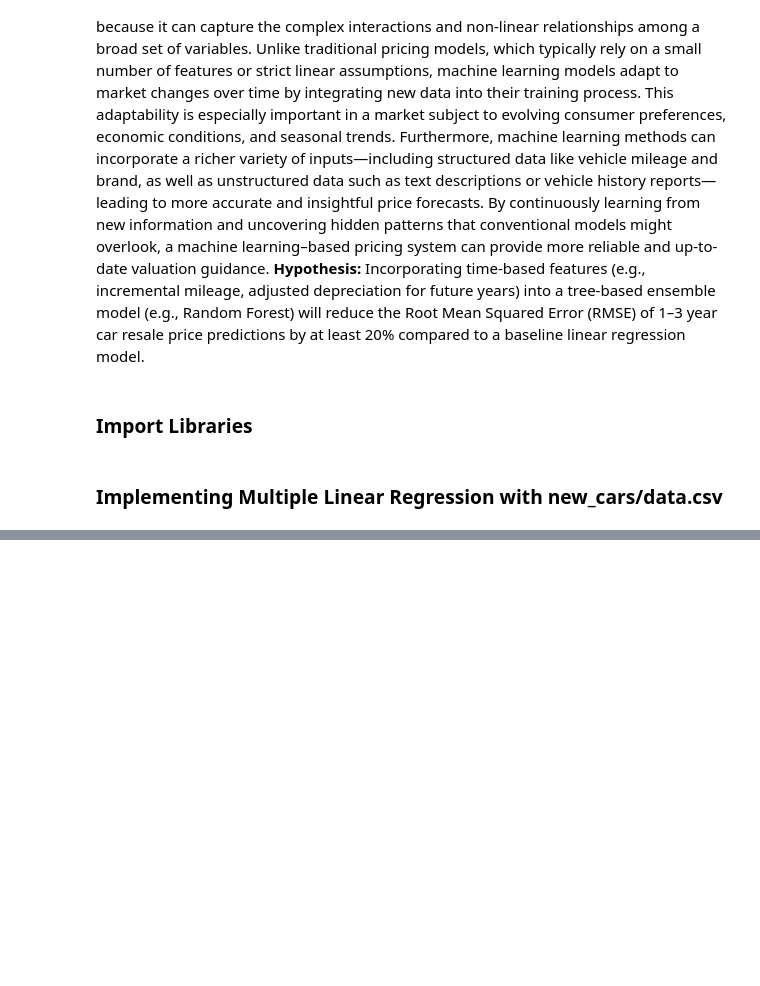
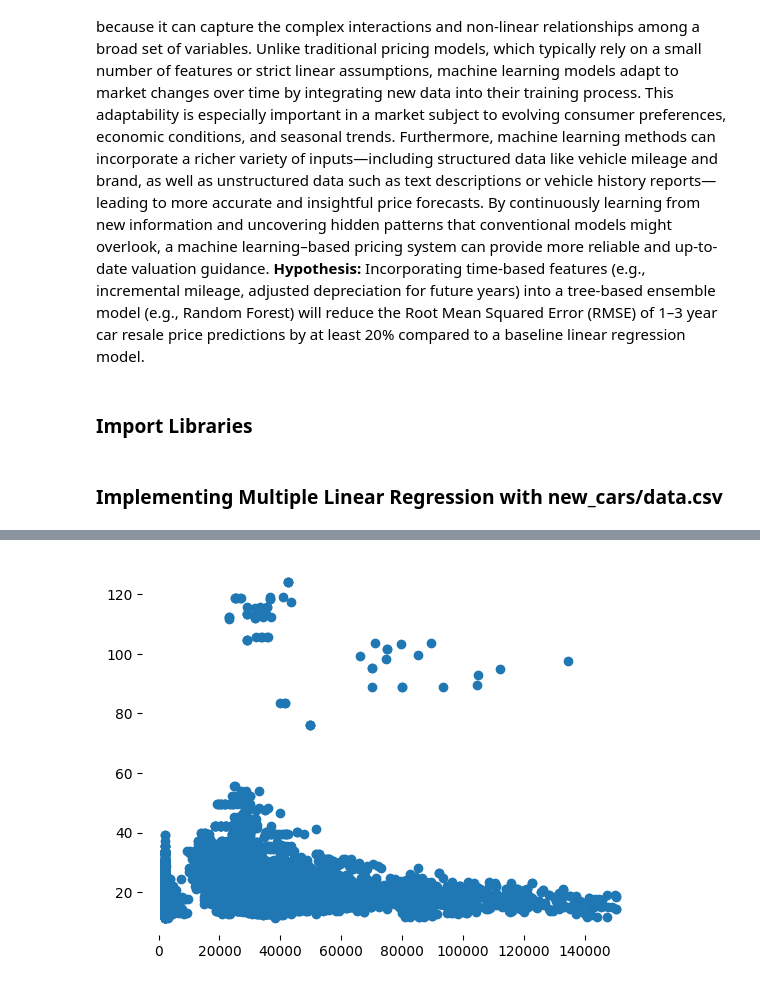
Before and after one commit to kiyon21/car-price-prediction-ml, a Jupyter notebook: MSE446_project.ipynb, the cells around one changed output, grey strips where cells are left out. Drawn from its saved outputs; the diff is of its cells as text; code cells hidden in the pictures; blank space fills up the shorter version.

Commit message:
finished linear regression and random forest on data.csv

```diff
--- a/MSE446_project.ipynb
+++ b/MSE446_project.ipynb
@@ -131,8 +91,0 @@ While testing different limits on x, it seems like the dataset has outlier cars.
-# %%
-# creating price groups in 10 000 increments
-df_new_cars['price_group'] = pd.cut(df_new_cars['MSRP'],
-                                    bins=range(0,600000 + 10000, 10000),
-                                    right=False)
-# count number of vehicles per price group
-price_group_counts = df_new_cars['price_group'].value_counts().sort_index()
-print(df_new_cars['price_group'].isnull())
@@ -158,0 +97,20 @@ plt.show()
+# %%
+# dataset has city and highway mpg, want to find the average
+def calculate_combined_mpg(city, highway):
+    # EPA: assuming 55% city driving, 45% highway driving
+    combined_mpg = 1/((0.55 / city) + (0.45 /highway))
+    return combined_mpg
+
+def scatter_plt(x,y):
+    plt.scatter(x,y)
+    plt.box(False)
+    plt.show()
+# %%
+# Cleaning data, removing cars with value over 1500000
+df_new_cars = df_new_cars[df_new_cars['MSRP'] <= 150000]
+# Checking the relationship between mpg and msrp
+df_new_cars['combined_mpg'] = 1 / ((0.55 / df_new_cars['city mpg']) + (0.45 / df_new_cars['highway MPG']))
+
+scatter_plt(df_new_cars['MSRP'], df_new_cars['combined_mpg'])
+# %% [output]
+[figure, added]
```
Also changed, not shown: parts of 17 cells of this notebook.
